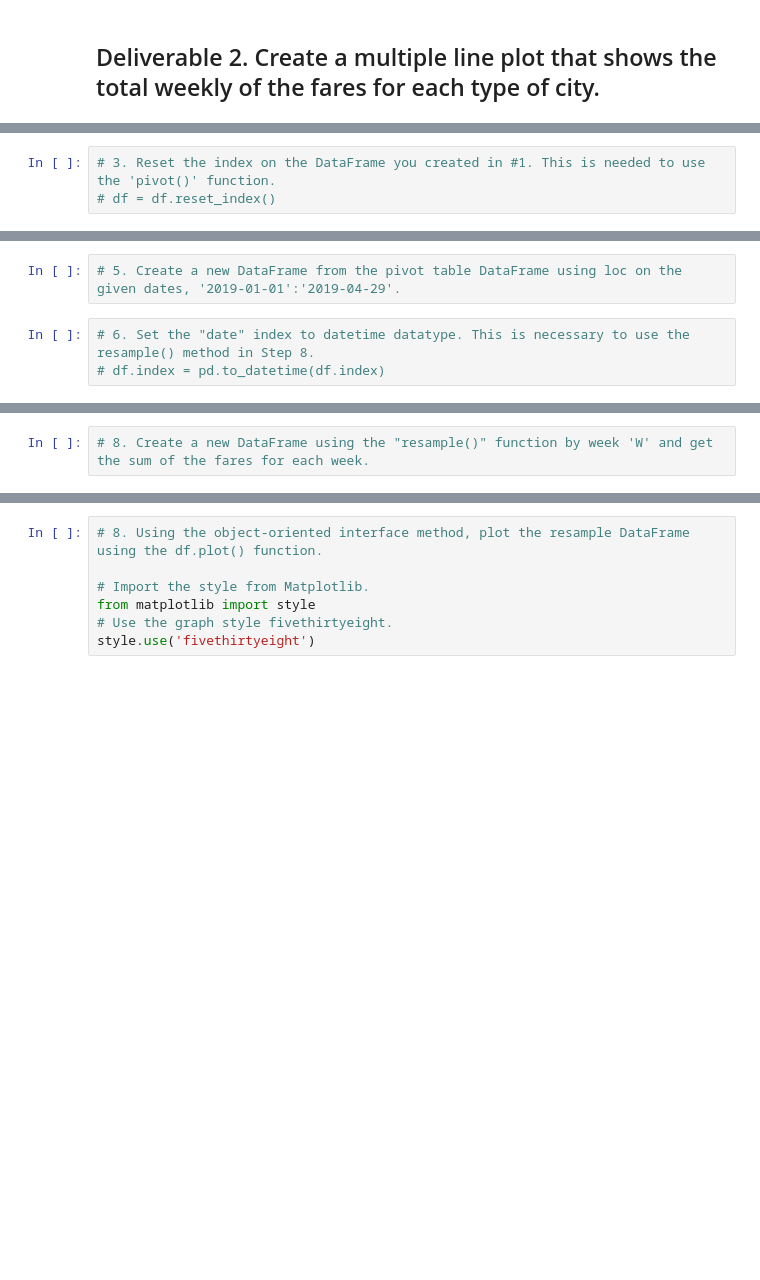
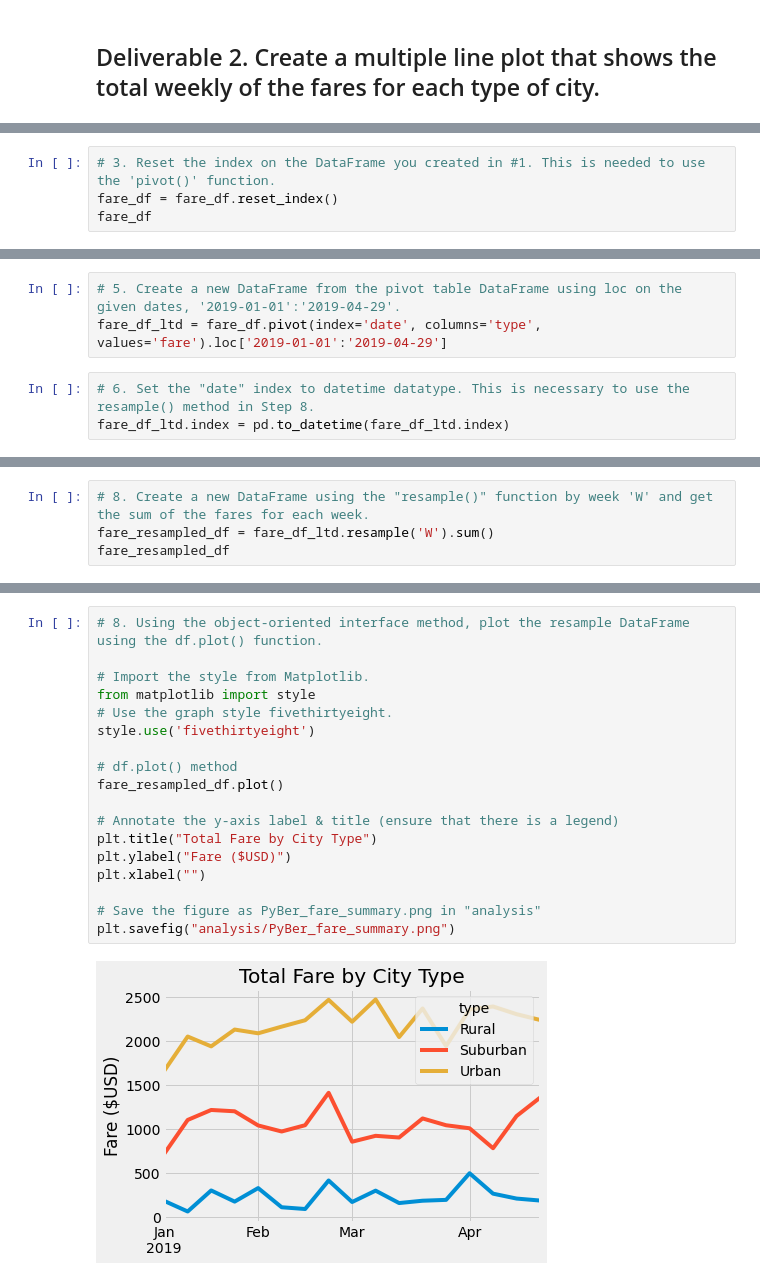
Before and after one commit to kramerkyle/PyBer_Analysis, a Jupyter notebook: PyBer_Challenge.ipynb, the cells around one changed output, grey strips where cells are left out. Cells and saved outputs as stored; diff of their text form; blank space fills up the shorter version.

```diff
--- a/PyBer_Challenge.ipynb
+++ b/PyBer_Challenge.ipynb
@@ -122,3 +155,4 @@ pyber_summary_df.index.name = None
 # %%
 # 3. Reset the index on the DataFrame you created in #1. This is needed to use the 'pivot()' function.
-# df = df.reset_index()
+fare_df = fare_df.reset_index()
+fare_df
@@ -128,7 +192,8 @@ pyber_summary_df.index.name = None
 # %%
 # 5. Create a new DataFrame from the pivot table DataFrame using loc on the given dates, '2019-01-01':'2019-04-29'.
+fare_df_ltd = fare_df.pivot(index='date', columns='type', values='fare').loc['2019-01-01':'2019-04-29']
 # %%
 # 6. Set the "date" index to datetime datatype. This is necessary to use the resample() method in Step 8.
-# df.index = pd.to_datetime(df.index)
+fare_df_ltd.index = pd.to_datetime(fare_df_ltd.index)
 # %%
 # 7. Check that the datatype for the index is datetime using df.info()
@@ -135,2 +212,4 @@ pyber_summary_df.index.name = None
 # %%
 # 8. Create a new DataFrame using the "resample()" function by week 'W' and get the sum of the fares for each week.
+fare_resampled_df = fare_df_ltd.resample('W').sum()
+fare_resampled_df
@@ -137,7 +236,20 @@ pyber_summary_df.index.name = None
 # %%
 # 8. Using the object-oriented interface method, plot the resample DataFrame using the df.plot() function.
 
 # Import the style from Matplotlib.
 from matplotlib import style
 # Use the graph style fivethirtyeight.
 style.use('fivethirtyeight')
+
+# df.plot() method
+fare_resampled_df.plot()
+
+# Annotate the y-axis label & title (ensure that there is a legend)
+plt.title("Total Fare by City Type")
+plt.ylabel("Fare ($USD)")
+plt.xlabel("")
+
+# Save the figure as PyBer_fare_summary.png in "analysis"
+plt.savefig("analysis/PyBer_fare_summary.png")
+# %% [output]
+[figure, added]
```
Also changed, not shown: parts of 11 cells of this notebook, 4 other files.
